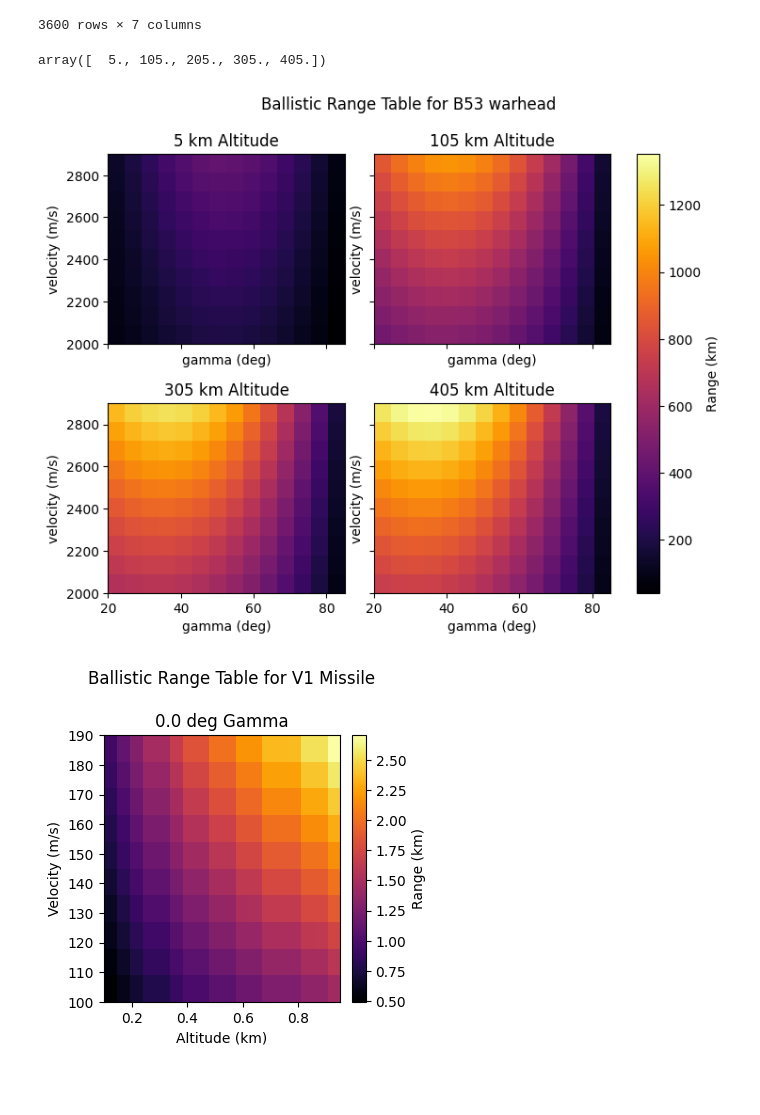
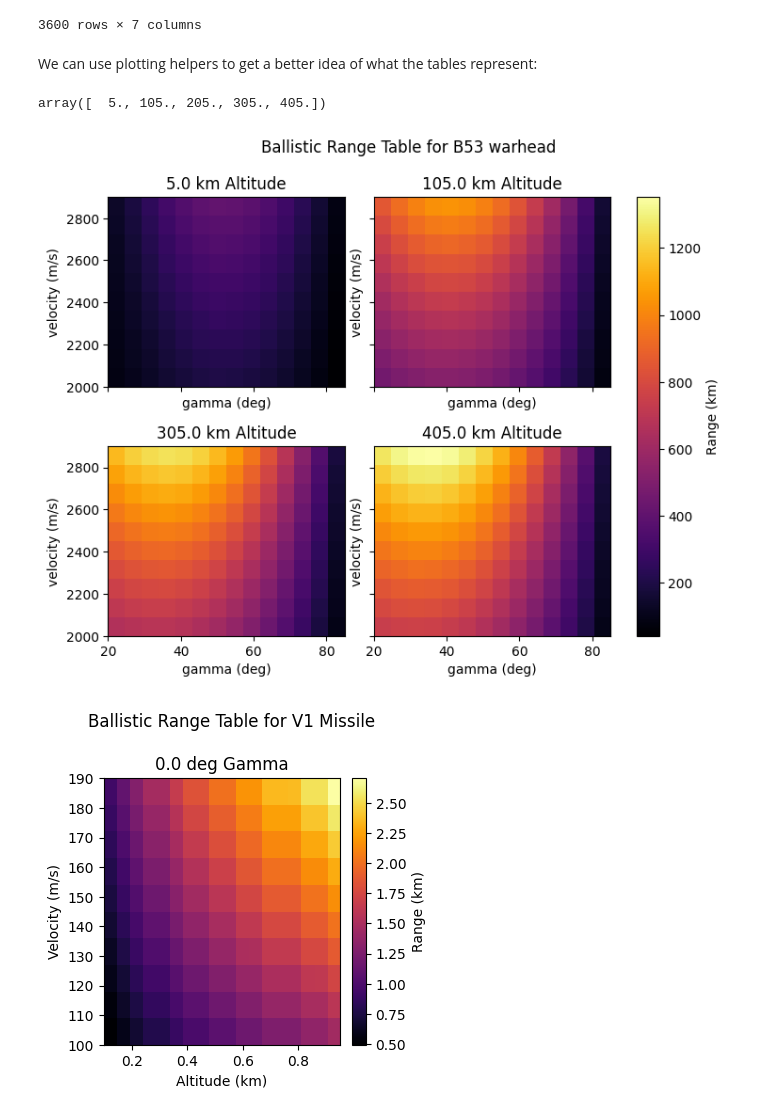
Before and after one commit to Sylvain-Rama/MAD, a Jupyter notebook: notebooks/04_ballistic_tables.ipynb, the cells around one changed output. Cells and saved outputs as stored; diff of their text form; code cells hidden in the pictures; blank space fills up the shorter version.

Commit message:
Finished 04 - Ballistic tables

```diff
--- a/notebooks/04_ballistic_tables.ipynb
+++ b/notebooks/04_ballistic_tables.ipynb
@@ -44,13 +44,19 @@ df
 | 3598 | 950.0 | 190.0 | 0.279253 | 0.000562 | 3.582095 | 0.95 | 16.0 |
 | 3599 | 950.0 | 190.0 | 0.314159 | 0.000581 | 3.704020 | 0.95 | 18.0 |
 3600 rows × 7 columns
+# %% [markdown]
+We can use plotting helpers to get a better idea of what the tables represent:
 # %%
 df2["altitude_km"].unique()
 # %% [output]
 array([  5., 105., 205., 305., 405.])
 # %%
-selected_altitudes_km = [5, 105, 305, 405]  # km
+# What are the ranges for the B53 warhead at different altitudes?
+# According to velocity and gamma (attitude).
+# Interestingly, we can see that at low altitude, the maximal range is obtained for a gamma of 45 degrees,
+# While it decreases for higher altitude and the disappearance of the atmosphere. The optimal gamma is then around 30 degrees.
+selected_altitudes_km = [5., 105., 305., 405.]  # km
 plot_ballistic_range_table(df2, selected_altitudes_km, "B53 warhead")
 # %% [output]
-[figure, old version]
+[figure, new version]
 # %%
```
Also changed, not shown: parts of 1 cell of this notebook.
